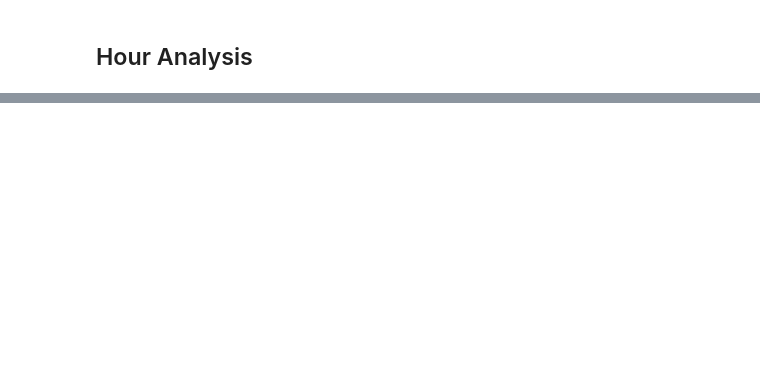
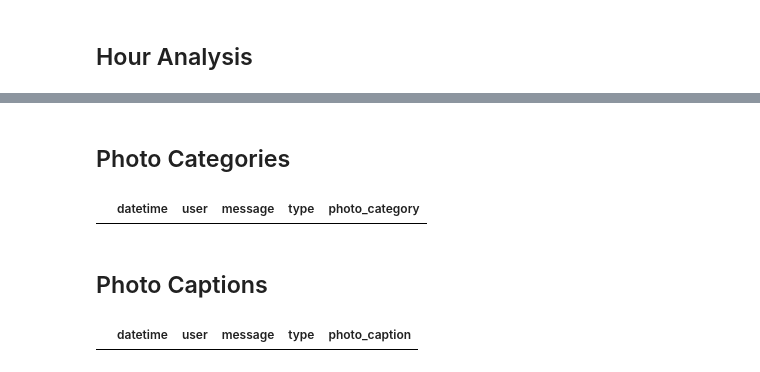
Before and after one commit to dhg-applab/whatsapp-analyser, a Jupyter notebook: example.ipynb, the cells around one changed output, grey strips where cells are left out. Cells and saved outputs as stored; diff of their text form; code cells hidden in the pictures; blank space fills up the shorter version.

Commit message:
Add functions for classifying photos and captioning photos in chat

```diff
--- a/example.ipynb
+++ b/example.ipynb
@@ -415,3 +408,13 @@ fig.update_xaxes(type='category')
 fig.show()
 # %% [output]
 [interactive output not drawn]
+# %% [markdown]
+## Photo Categories
+# %%
+chat_photos = analyser.classify_photos()
+# %%
+chat_photos
+# %% [output]
+|  | datetime | user | message | type | photo_category |
+# %% [markdown]
+## Photo Captions
@@ -417,0 +423,4 @@ fig.show()
+# %%
+chat_photos
+# %% [output]
+|  | datetime | user | message | type | photo_caption |
```
Also changed, not shown: parts of 2 cells of this notebook, 2 other files.
